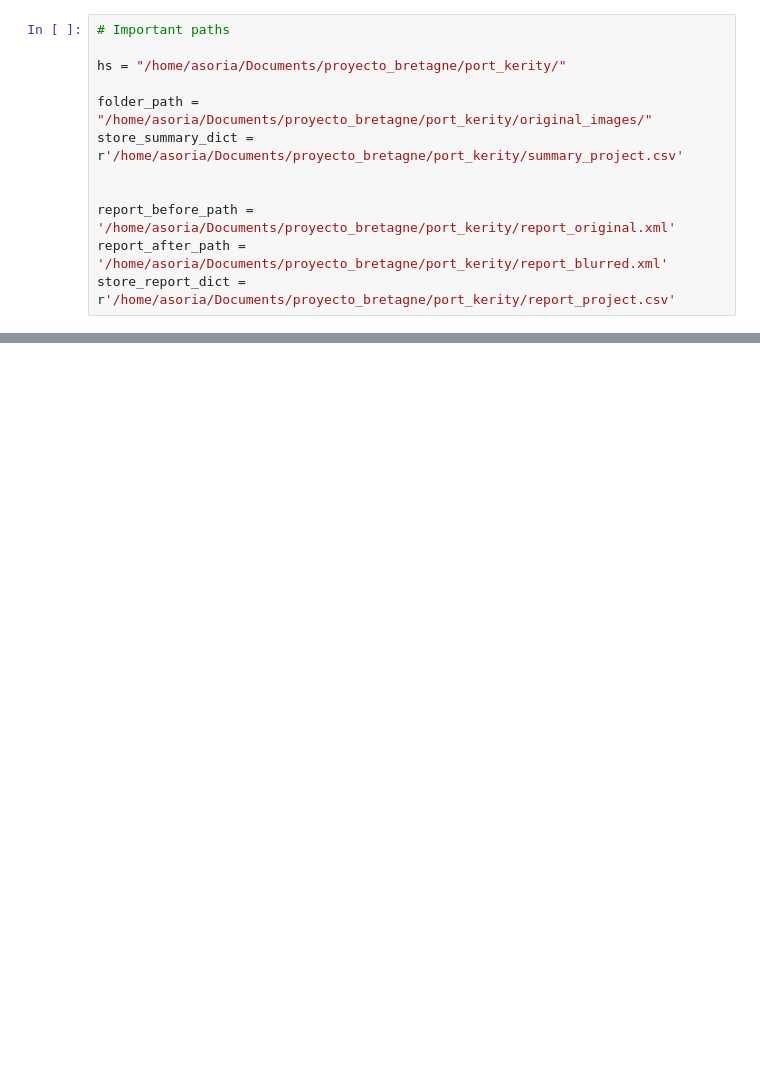
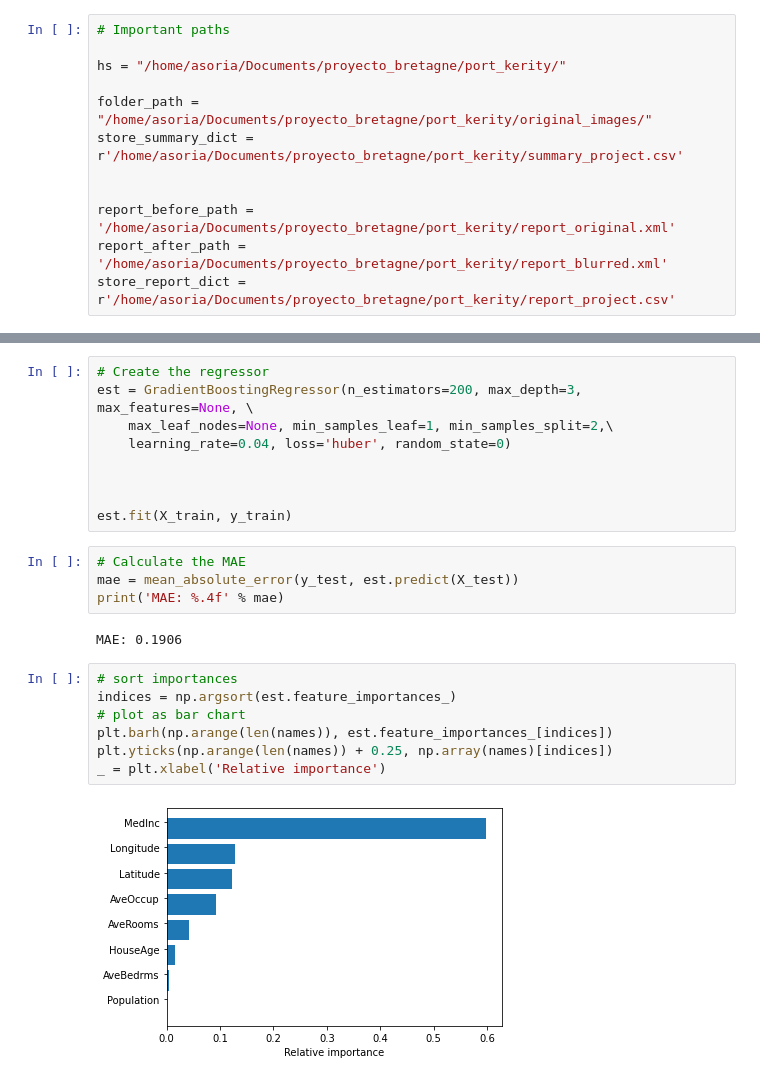
Before and after one commit to asoriagomez/anonymization, a Jupyter notebook: decision_trees.ipynb, the cells around one changed output, grey strips where cells are left out. Drawn from its saved outputs; the diff is of its cells as text; blank space fills up the shorter version.

```diff
--- a/decision_trees.ipynb
+++ b/decision_trees.ipynb
@@ -120,0 +92,24 @@ array([0, 0, 0, 0, 0, 0, 0, 0, 0, 0, 0, 0, 0, 0, 0, 0, 0, 0, 0, 0, 0, 0,
+# %%
+# Create the regressor
+est = GradientBoostingRegressor(n_estimators=200, max_depth=3, max_features=None, \
+    max_leaf_nodes=None, min_samples_leaf=1, min_samples_split=2,\
+    learning_rate=0.04, loss='huber', random_state=0)
+
+
+
+est.fit(X_train, y_train)
+# %%
+# Calculate the MAE
+mae = mean_absolute_error(y_test, est.predict(X_test))
+print('MAE: %.4f' % mae)
+# %% [output]
+MAE: 0.1906
+# %%
+# sort importances
+indices = np.argsort(est.feature_importances_)
+# plot as bar chart
+plt.barh(np.arange(len(names)), est.feature_importances_[indices])
+plt.yticks(np.arange(len(names)) + 0.25, np.array(names)[indices])
+_ = plt.xlabel('Relative importance')
+# %% [output]
+[figure, added]
```
Also changed, not shown: parts of 12 cells of this notebook, 5 other files.
